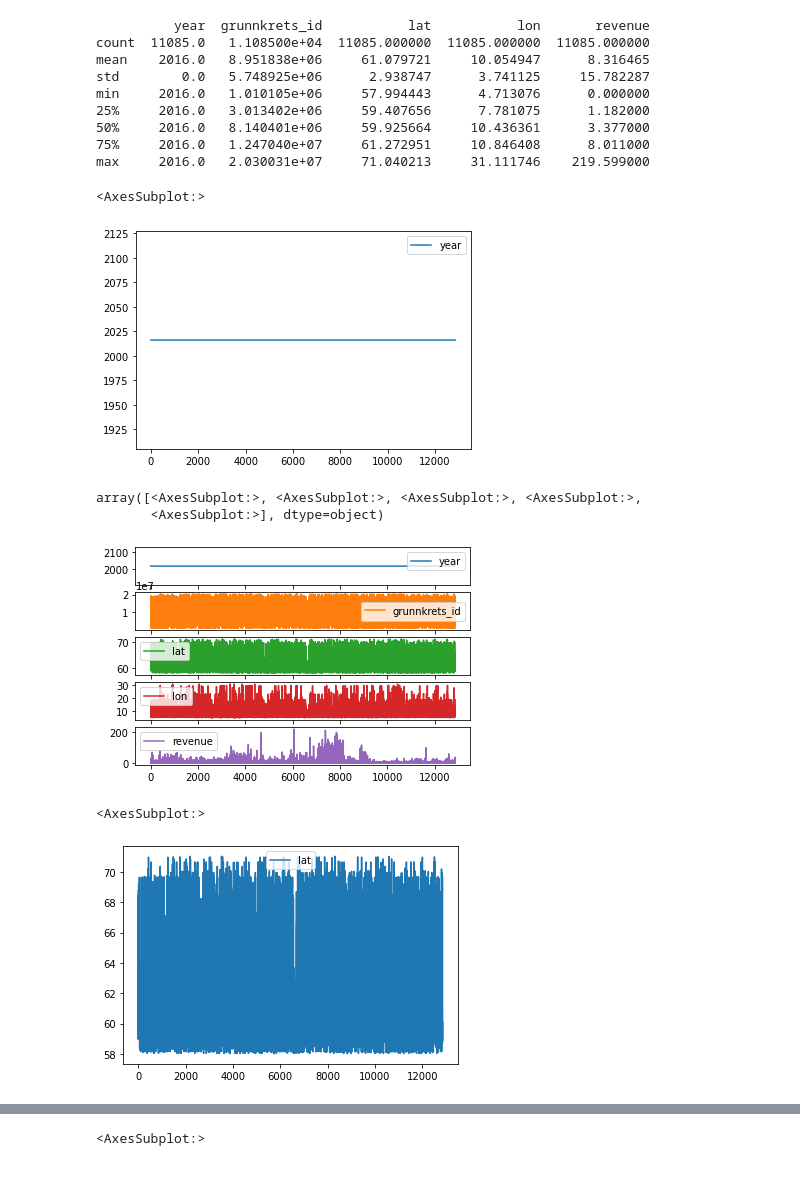
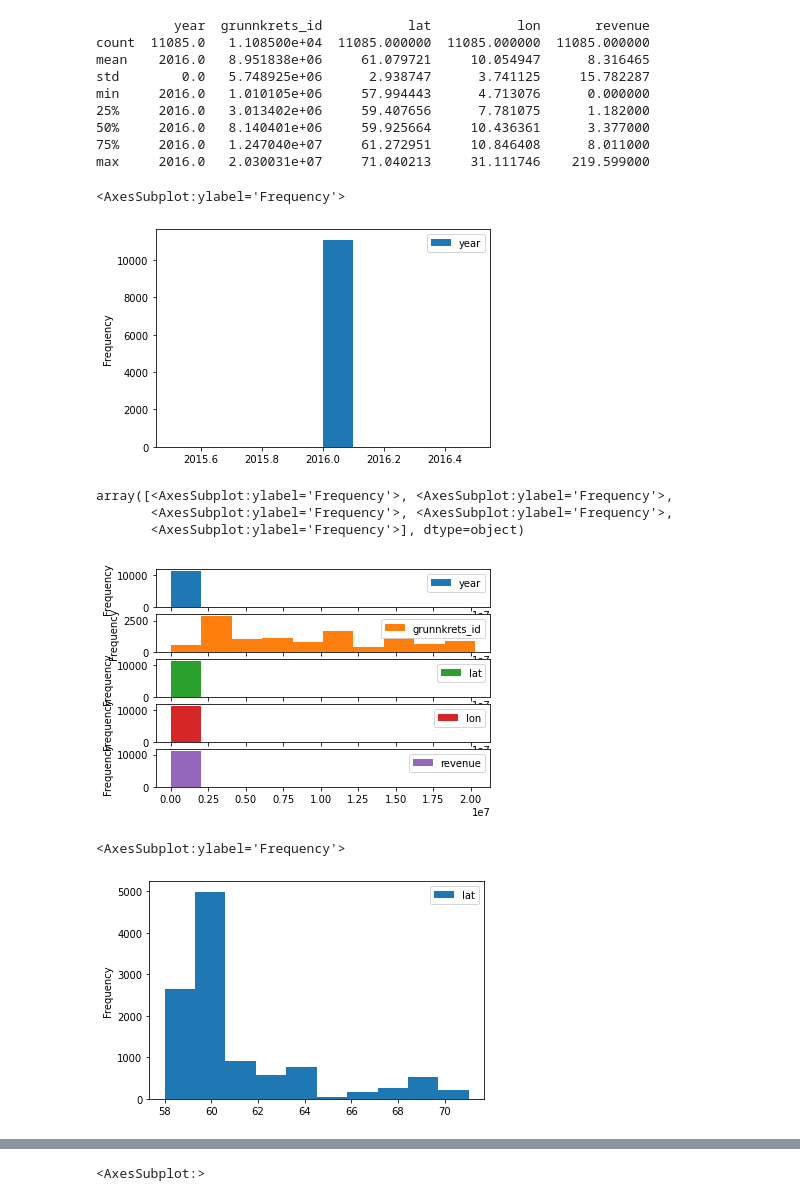
Before and after one commit to aashiltf/project_ml, a Jupyter notebook: code.ipynb, the cells around one changed output, grey strips where cells are left out. Drawn from its saved outputs; the diff is of its cells as text; code cells hidden in the pictures.

```diff
--- a/code.ipynb
+++ b/code.ipynb
@@ -94,19 +94,20 @@ min     2016.0   1.010105e+06     57.994443      4.713076      0.000000
 75%     2016.0   1.247040e+07     61.272951     10.846408      8.011000
 max     2016.0   2.030031e+07     71.040213     31.111746    219.599000
 # %%
-stores_train.plot.line(y="year")
+stores_train.plot.hist(y="year")
 # %% [output]
-<AxesSubplot:>
+<AxesSubplot:ylabel='Frequency'>
-[figure, old version]
+[figure, new version]
 # %%
-stores_train.plot.line(subplots=True)
+stores_train.plot.hist(subplots=True)
 # %% [output]
-array([<AxesSubplot:>, <AxesSubplot:>, <AxesSubplot:>, <AxesSubplot:>,
-       <AxesSubplot:>], dtype=object)
+array([<AxesSubplot:ylabel='Frequency'>, <AxesSubplot:ylabel='Frequency'>,
+       <AxesSubplot:ylabel='Frequency'>, <AxesSubplot:ylabel='Frequency'>,
+       <AxesSubplot:ylabel='Frequency'>], dtype=object)
-[figure, old version]
+[figure, new version]
 # %%
-stores_train.plot.line(y="lat")
+stores_train.plot.hist(y="lat")
 # %% [output]
-<AxesSubplot:>
+<AxesSubplot:ylabel='Frequency'>
-[figure, old version]
+[figure, new version]
 # %%
```
Also changed, not shown: parts of 4 cells of this notebook.
